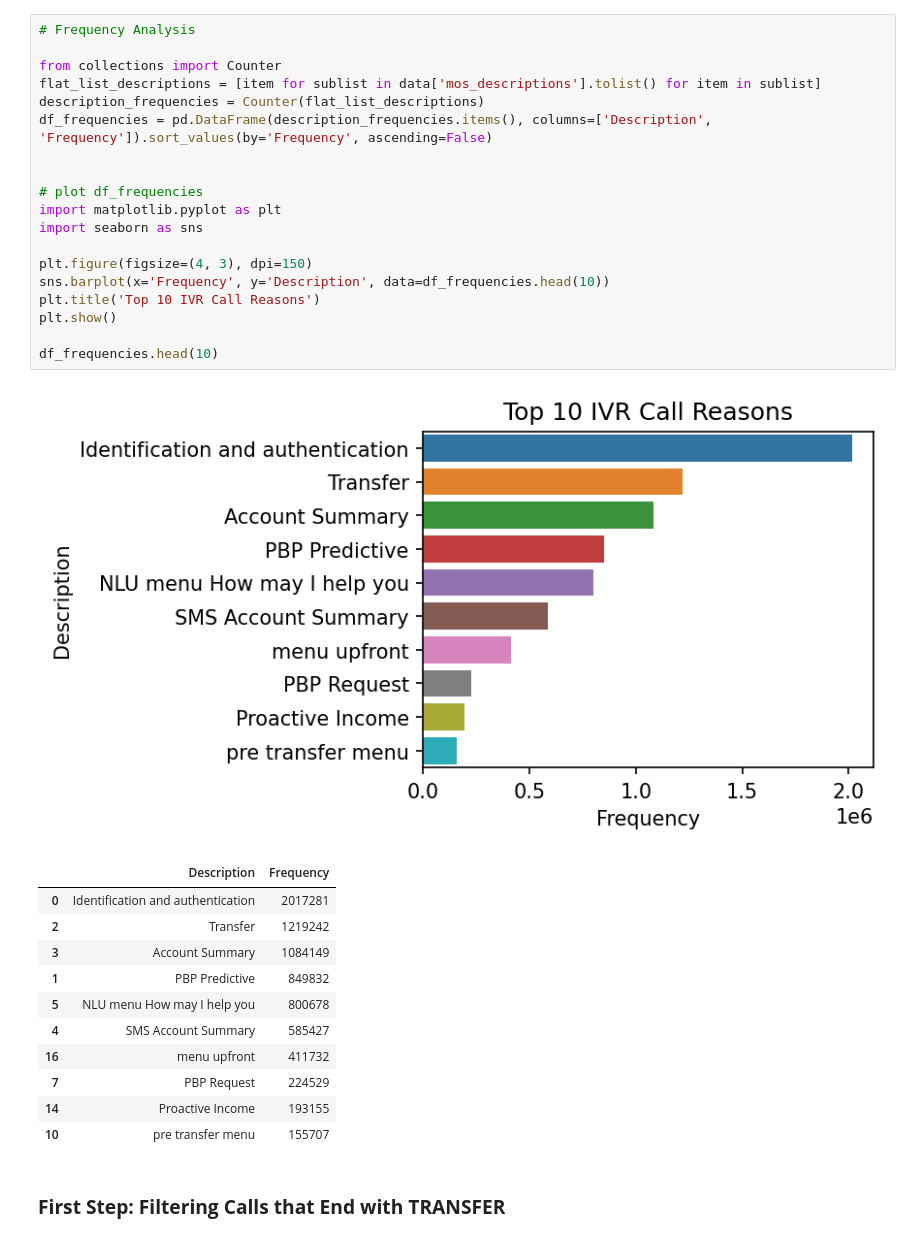
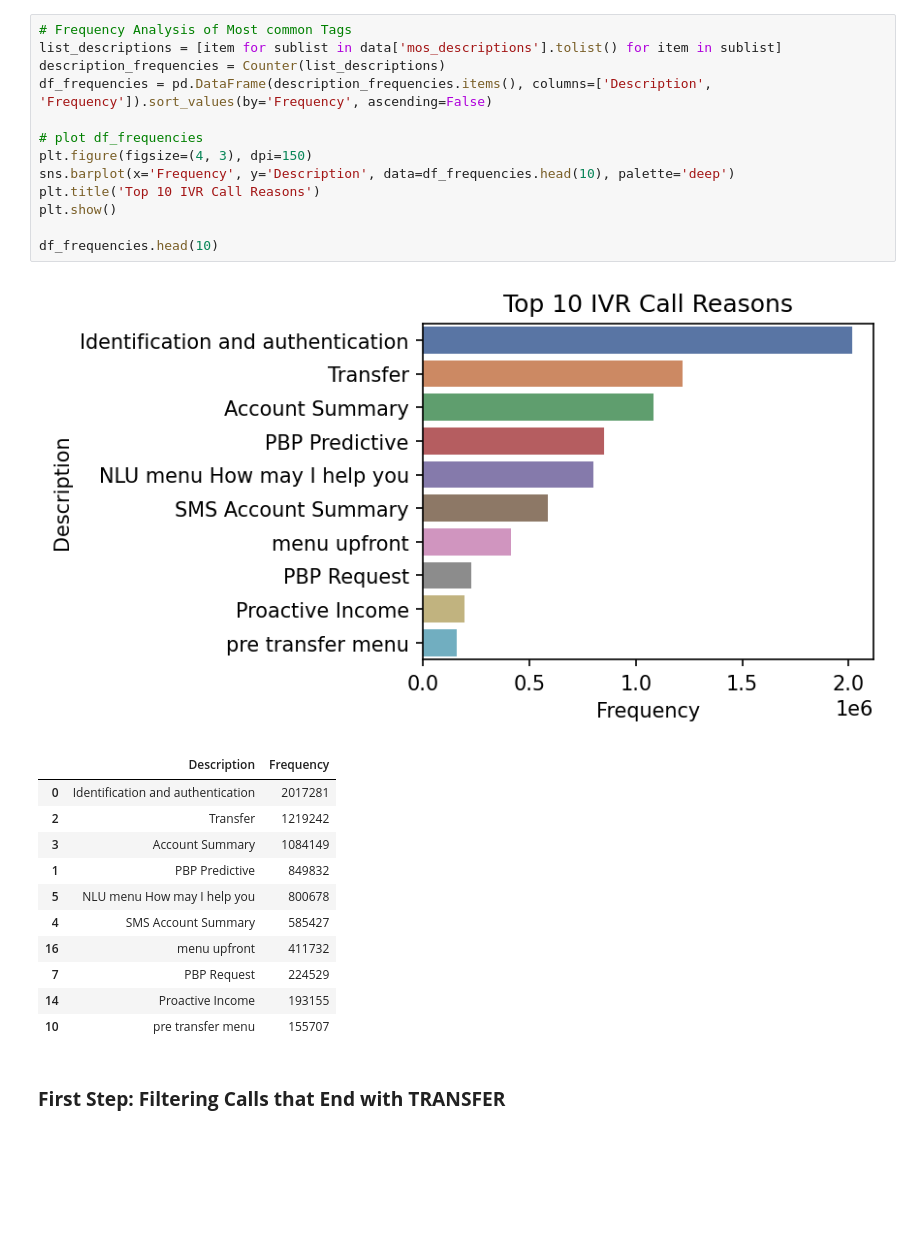
Before and after one commit to Johann-Cardenas/Datathon-2024, a Jupyter notebook: EDA.ipynb, the cells around one changed output. Drawn from its saved outputs; the diff is of its cells as text; blank space fills up the shorter version.

```diff
--- a/EDA.ipynb
+++ b/EDA.ipynb
@@ -63,26 +76,20 @@ data[['mos', 'mos_descriptions']].head()
 | 3 | IA BA | [Identification and authenticatio... |
 | 4 | IA BA TS nl mm TR | [Identification and authenticatio... |
 # %%
-# Frequency Analysis
-
-from collections import Counter
-flat_list_descriptions = [item for sublist in data['mos_descriptions'].tolist() for item in sublist]
-description_frequencies = Counter(flat_list_descriptions)
+# Frequency Analysis of Most common Tags
+list_descriptions = [item for sublist in data['mos_descriptions'].tolist() for item in sublist]
+description_frequencies = Counter(list_descriptions)
 df_frequencies = pd.DataFrame(description_frequencies.items(), columns=['Description', 'Frequency']).sort_values(by='Frequency', ascending=False)
 
-
 # plot df_frequencies
-import matplotlib.pyplot as plt
-import seaborn as sns
-
 plt.figure(figsize=(4, 3), dpi=150)
-sns.barplot(x='Frequency', y='Description', data=df_frequencies.head(10))
+sns.barplot(x='Frequency', y='Description', data=df_frequencies.head(10), palette='deep')
 plt.title('Top 10 IVR Call Reasons')
 plt.show()
 
 df_frequencies.head(10)
 # %% [output]
-[figure, old version]
+[figure, new version]
 |  | Description | Frequency |
 | 0 | Identification and authentication | 2017281 |
 | 2 | Transfer | 1219242 |
```
Also changed, not shown: parts of 14 cells of this notebook.
